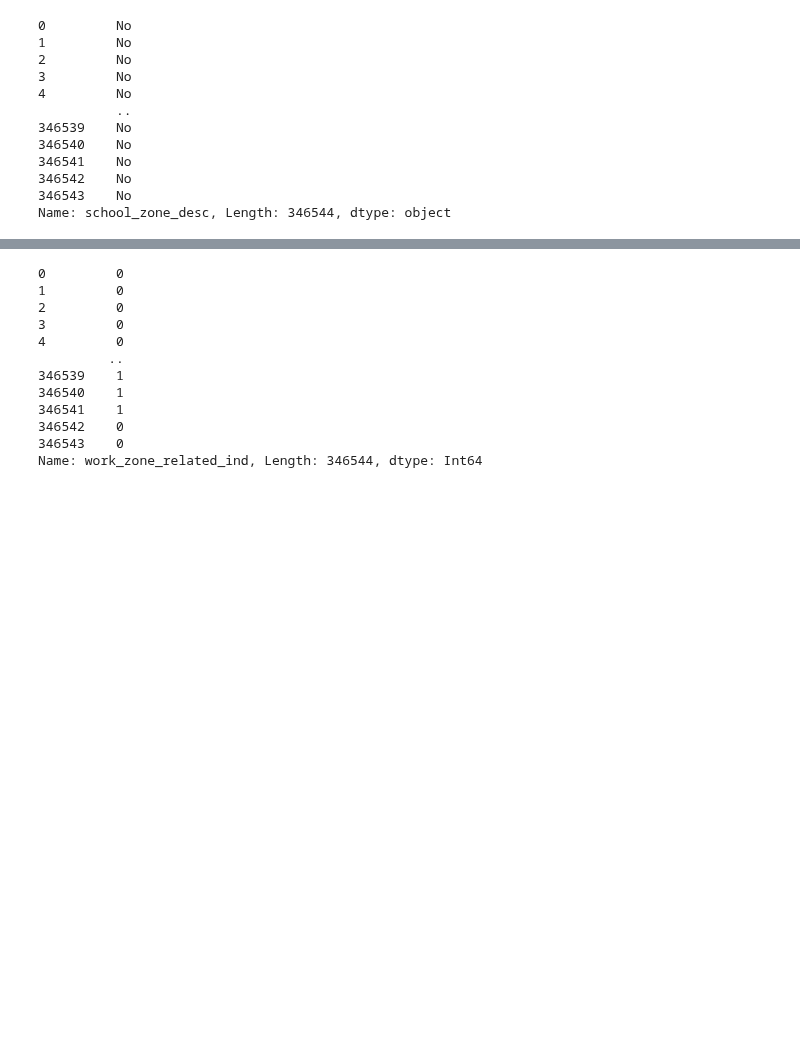
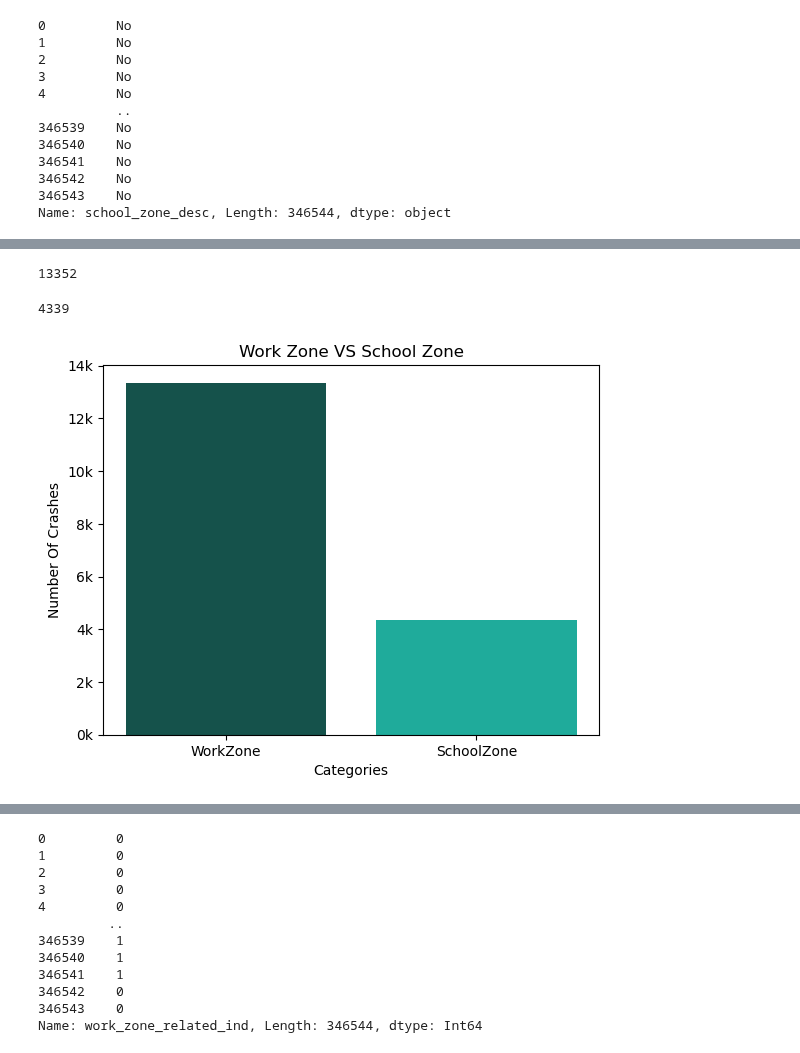
Before and after one commit to Eliab16/VDOT-crash-analysis, a Jupyter notebook: notebooks/schoolzone_workzone.ipynb, the cells around one changed output, grey strips where cells are left out. Drawn from its saved outputs; the diff is of its cells as text; code cells hidden in the pictures; blank space fills up the shorter version.

```diff
--- a/notebooks/schoolzone_workzone.ipynb
+++ b/notebooks/schoolzone_workzone.ipynb
@@ -67,0 +66,2 @@ Name: school_zone_desc, Length: 346544, dtype: object
+# %%
+crash_data2 = crash_data2.rename(columns={'work_zone_related_ind': 'WorkZone'})
@@ -67,0 +92,4 @@ Name: school_zone_desc, Length: 346544, dtype: object
+# %%
+total_severity_WorkZone
+# %% [output]
+13352
@@ -68,2 +98,22 @@ Name: school_zone_desc, Length: 346544, dtype: object
+# %%
+total_severity_SchoolZone
+# %% [output]
+4339
+# %%
+colors4=['#15524b','#1fab9b']
+# %%
+total_severity_WorkZone = crash_data2['WorkZone'].sum()
+total_severity_SchoolZone = crash_data2['SchoolZone'].sum()
+
+# Create the bar chart
+plt.bar(['WorkZone', 'SchoolZone'], [total_severity_WorkZone, total_severity_SchoolZone],color=colors4)
+plt.gca().yaxis.set_major_formatter(ticker.FuncFormatter(lambda x,pos:'{0:g}k'.format(x/1000)))
+# plt.savefig('SchoolvsWork', format='jpg')
+plt.xlabel('Categories')
+plt.ylabel('Number Of Crashes')
+plt.title('Work Zone VS School Zone')
+plt.show()
+# %% [output]
+[figure, added]
 # %%
 pivot_data = aggre_data.pivot_table(index=['work_zone_related_ind','school_zone_desc'],columns='crash_severity',values='count',fill_value=0)
```
Also changed, not shown: parts of 11 cells of this notebook.
